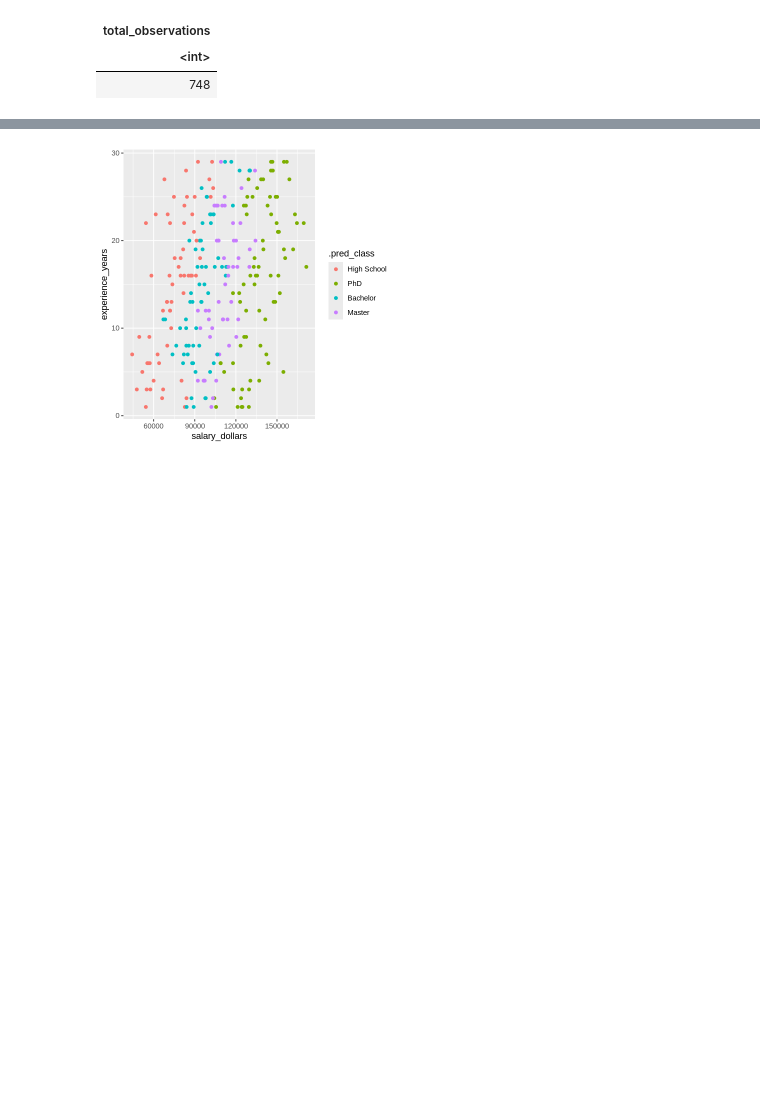
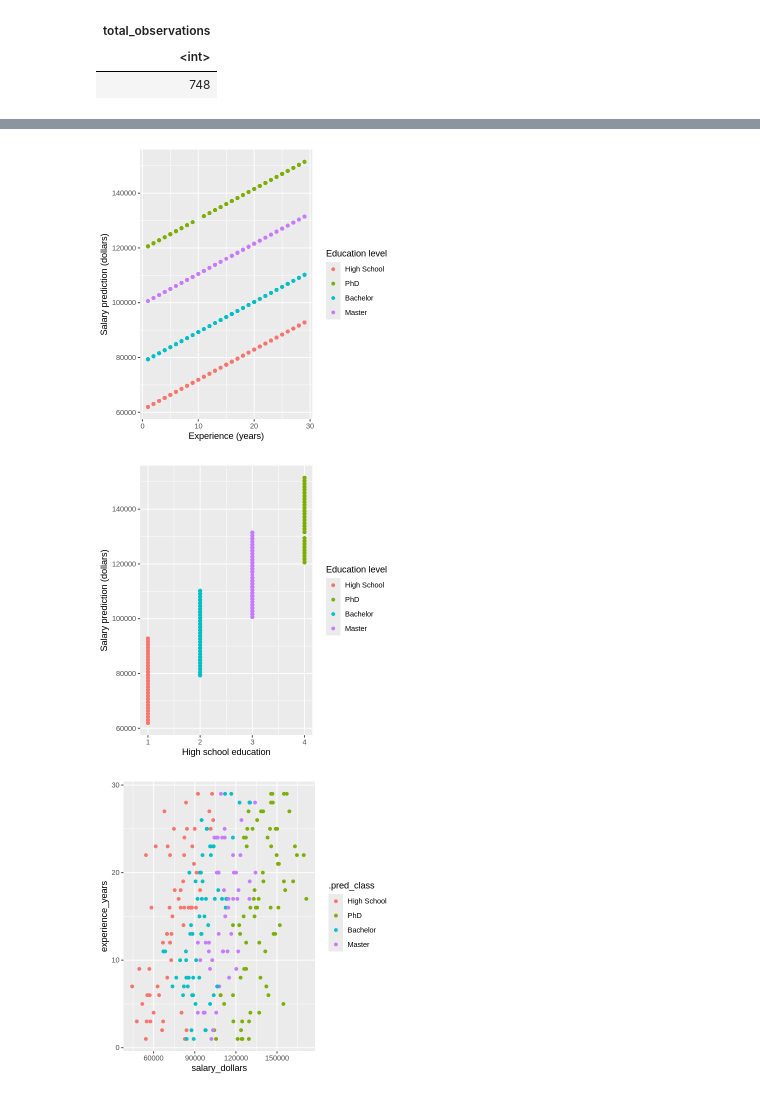
Before and after one commit to WhenLifeHandsYouLemons/DSCI-Project, a Jupyter notebook: report.ipynb, the cells around one changed output, grey strips where cells are left out. Cells and saved outputs as stored; diff of their text form; code cells hidden in the pictures; blank space fills up the shorter version.

Commit message:
Added visualisations

```diff
--- a/report.ipynb
+++ b/report.ipynb
@@ -216,3 +170,39 @@ A tibble: 1 × 3
+# %%
+options(repr.plot.height = 5, repr.plot.width = 5)
+
+exp_pred_plot <- ggplot(predictions, aes(x = experience_years, y = salary_pred, color=education)) +
+  geom_point() +
+  labs(x = "Experience (years)", y = "Salary prediction (dollars)", color="Education level")
+
+exp_pred_plot
+
+
+hs_pred_plot <- ggplot(predictions, aes(x = education_level, y = salary_pred, color=education)) +
+  geom_point() +
+  labs(x = "High school education", y = "Salary prediction (dollars)", color="Education level") +
+  xlim(1, 4)
+
+# bd_pred_plot <- ggplot(predictions, aes(x = bachelor, y = salary_pred, color=education)) +
+#   geom_point() +
+#   labs(x = "Bachelor education", y = "Salary prediction (dollars)", color="Education level") +
+#   xlim(0, 1)
+
+# md_pred_plot <- ggplot(predictions, aes(x = master, y = salary_pred, color=education)) +
+#   geom_point() +
+#   labs(x = "Masters education", y = "Salary prediction (dollars)", color="Education level") +
+#   xlim(0, 1)
+
+# phd_pred_plot <- ggplot(predictions, aes(x = phd, y = salary_pred, color=education)) +
+#   geom_point() +
+#   labs(x = "PhD education", y = "Salary prediction (dollars)", color="Education level") +
+#   xlim(0, 1)
+
+# facet_grid(columns=vars(hs_pred_plot, bd_pred_plot, md_pred_plot, phd_pred_plot))
+
+hs_pred_plot
+# %% [output]
+[figure, added]
+[figure, added]
 # %%
 options(repr.plot.height = 5, repr.plot.width = 5)
 
```
Also changed, not shown: parts of 6 cells of this notebook.
